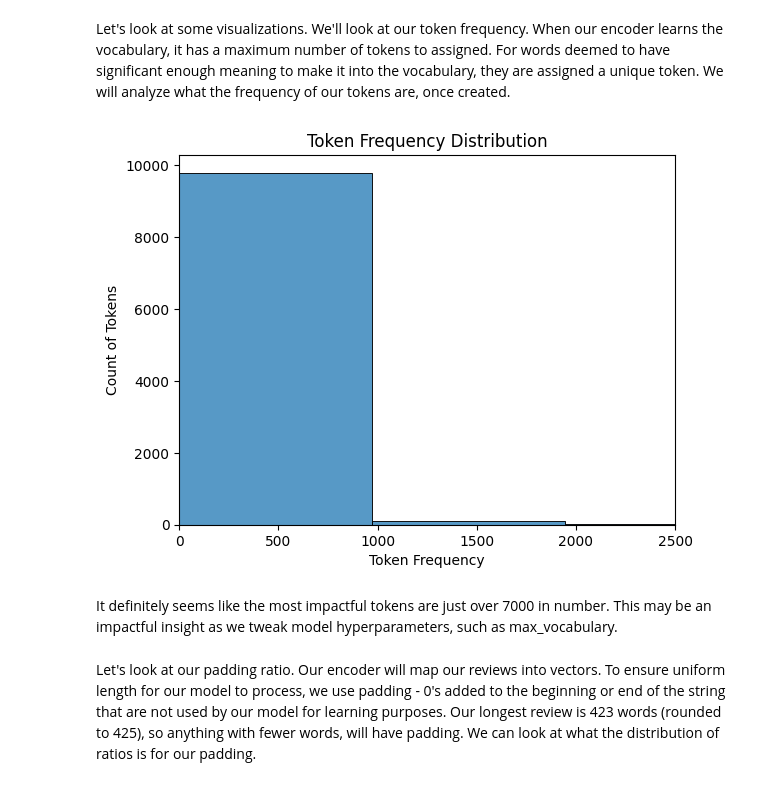
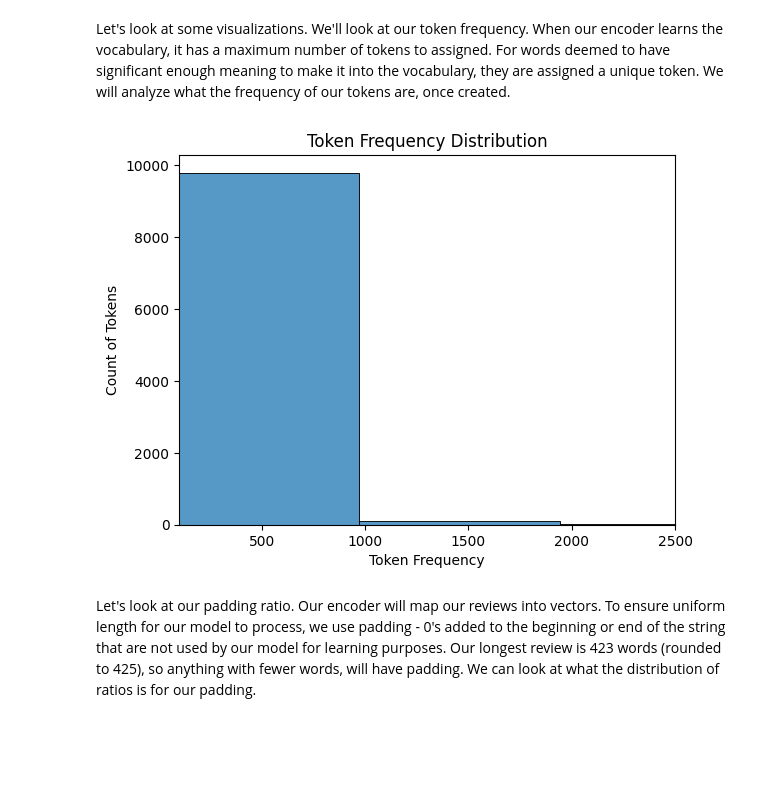
Before and after one commit to mattchanway/csca5642, a Jupyter notebook: intro-to-deep-learning-final.ipynb, the cells around one changed output. Drawn from its saved outputs; the diff is of its cells as text; code cells hidden in the pictures; blank space fills up the shorter version.

```diff
--- a/intro-to-deep-learning-final.ipynb
+++ b/intro-to-deep-learning-final.ipynb
@@ -180,27 +180,25 @@ Let's look at some visualizations. We'll look at our token frequency. When our e
 # %%
 import pandas as pd
 import numpy as np
 import matplotlib.pyplot as plt
 import seaborn as sns
 
 encoded_data = encoder(X)
 
 token_indices = np.concatenate(encoded_data)
 
 token_indices = token_indices[token_indices != 0]
 
 unique_tokens, token_counts = np.unique(token_indices, return_counts=True)
 
 sns.histplot(token_counts, bins=50)
 plt.title("Token Frequency Distribution")
 plt.xlabel("Token Frequency")
 plt.ylabel("Count of Tokens")
-plt.xlim(0, 2500)
+plt.xlim(100, 2500)
 plt.show()
 # %% [output]
-[figure, old version]
+[figure, new version]
-# %% [markdown]
-It definitely seems like the most impactful tokens are just over 7000 in number. This may be an impactful insight as we tweak model hyperparameters, such as max_vocabulary.
 # %% [markdown]
 Let's look at our padding ratio. Our encoder will map our reviews into vectors. To ensure uniform length for our model to process, we use padding - 0's added to the beginning or end of the string that are not used by our model for learning purposes. Our longest review is 423 words (rounded to 425), so anything with fewer words, will have padding. We can look at what the  distribution of ratios is for our padding.
 # %%
```
Also changed, not shown: parts of 3 cells of this notebook.
